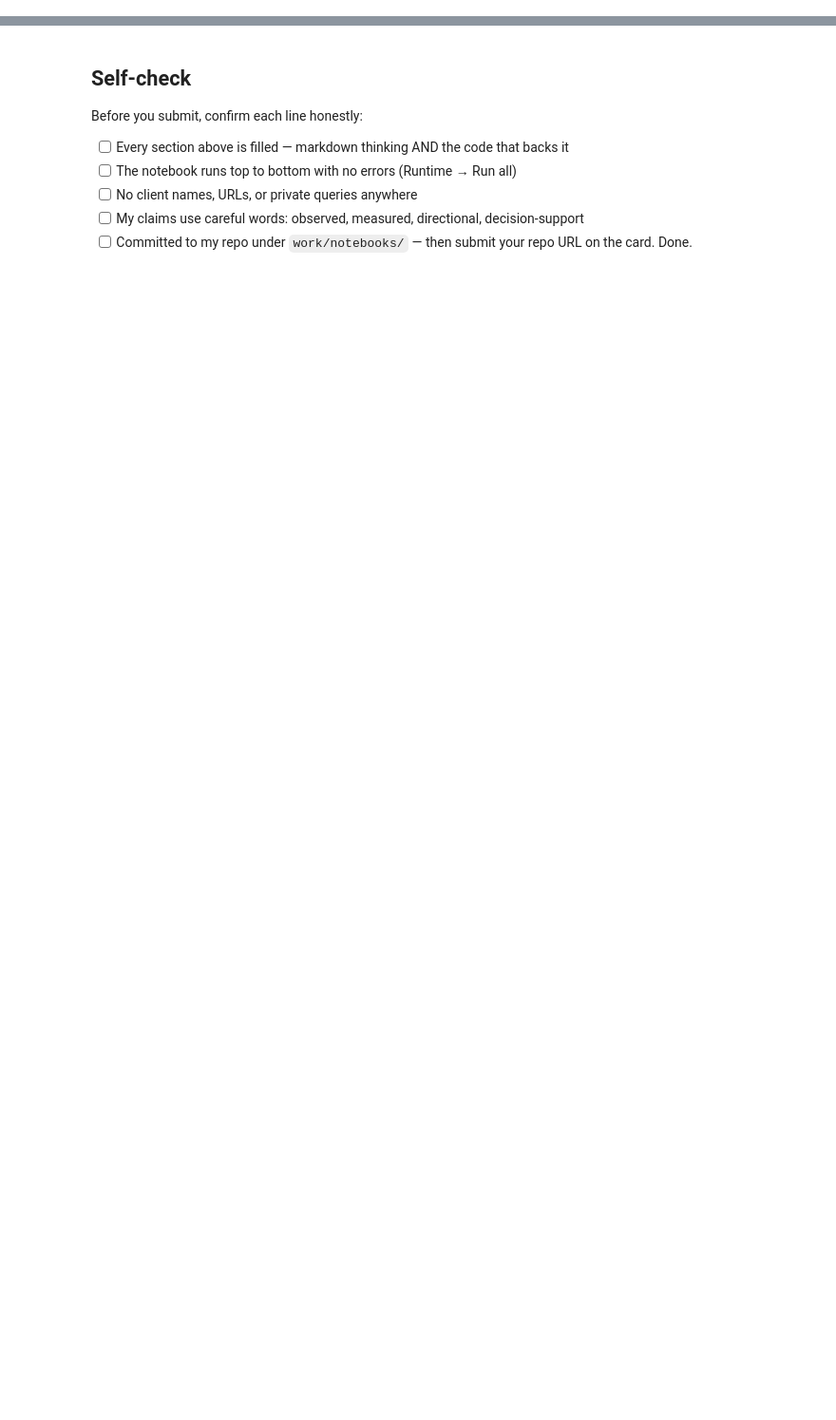
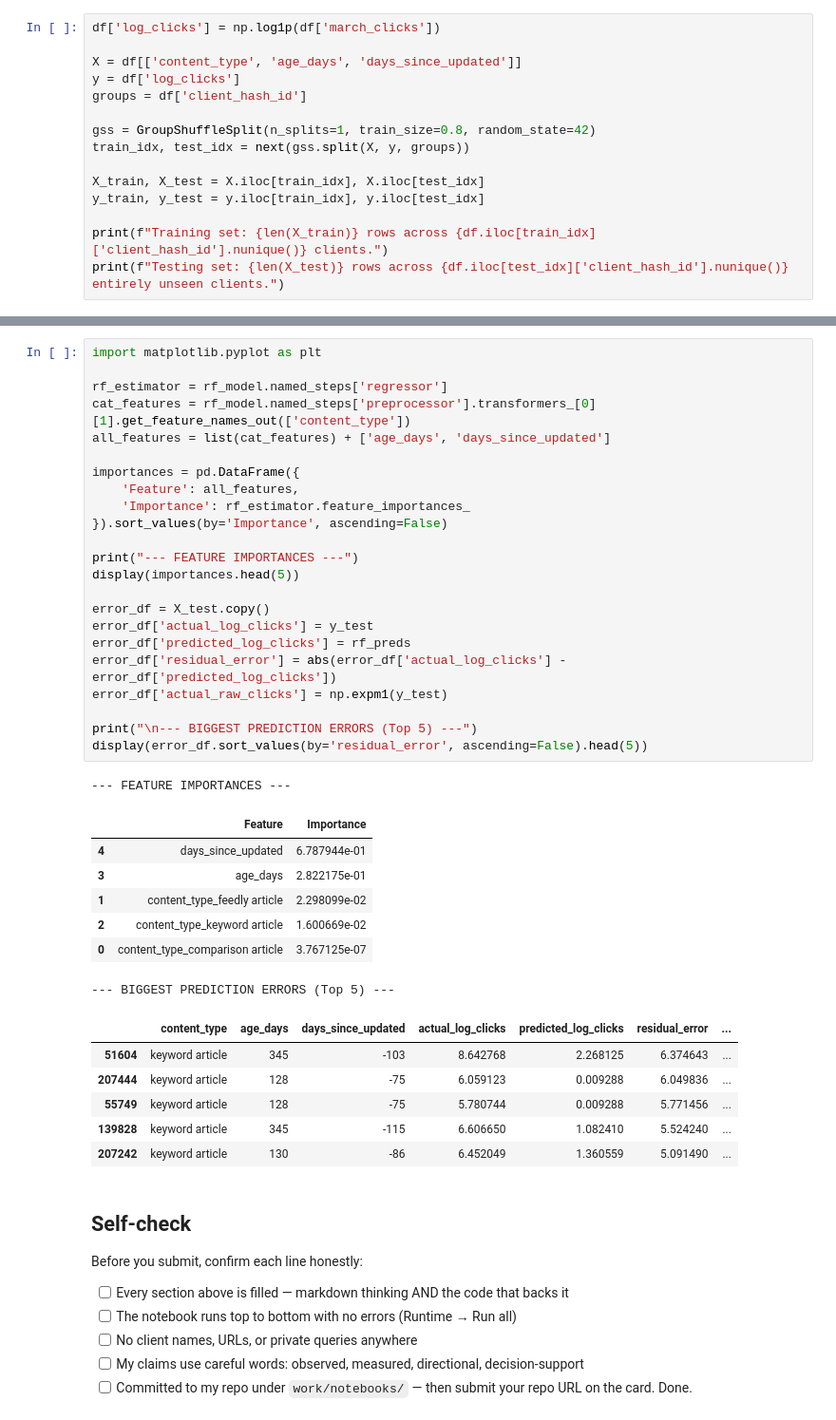
Before and after one commit to HarveyWebbs/ML-Basics, a Jupyter notebook: work/notebooks/w05_model.ipynb, the cells around one changed output, grey strips where cells are left out. Shown at 95% size. Cells and saved outputs as stored; diff of their text form; blank space fills up the shorter version.

```diff
--- a/work/notebooks/w05_model.ipynb
+++ b/work/notebooks/w05_model.ipynb
@@ -36,0 +59,15 @@ This skeleton is yours to fill. Work the sections **in order** — each one has
+# %%
+df['log_clicks'] = np.log1p(df['march_clicks'])
+
+X = df[['content_type', 'age_days', 'days_since_updated']]
+y = df['log_clicks']
+groups = df['client_hash_id']
+
+gss = GroupShuffleSplit(n_splits=1, train_size=0.8, random_state=42)
+train_idx, test_idx = next(gss.split(X, y, groups))
+
+X_train, X_test = X.iloc[train_idx], X.iloc[test_idx]
+y_train, y_test = y.iloc[train_idx], y.iloc[test_idx]
+
+print(f"Training set: {len(X_train)} rows across {df.iloc[train_idx]['client_hash_id'].nunique()} clients.")
+print(f"Testing set: {len(X_test)} rows across {df.iloc[test_idx]['client_hash_id'].nunique()} entirely unseen clients.")
@@ -37,3 +125,41 @@ This skeleton is yours to fill. Work the sections **in order** — each one has
+# %%
+import matplotlib.pyplot as plt
+
+rf_estimator = rf_model.named_steps['regressor']
+cat_features = rf_model.named_steps['preprocessor'].transformers_[0][1].get_feature_names_out(['content_type'])
+all_features = list(cat_features) + ['age_days', 'days_since_updated']
+
+importances = pd.DataFrame({
+    'Feature': all_features,
+    'Importance': rf_estimator.feature_importances_
+}).sort_values(by='Importance', ascending=False)
+
+print("--- FEATURE IMPORTANCES ---")
+display(importances.head(5))
+
+error_df = X_test.copy()
+error_df['actual_log_clicks'] = y_test
+error_df['predicted_log_clicks'] = rf_preds
+error_df['residual_error'] = abs(error_df['actual_log_clicks'] - error_df['predicted_log_clicks'])
+error_df['actual_raw_clicks'] = np.expm1(y_test)
+
+print("\n--- BIGGEST PREDICTION ERRORS (Top 5) ---")
+display(error_df.sort_values(by='residual_error', ascending=False).head(5))
+# %% [output]
+--- FEATURE IMPORTANCES ---
+|  | Feature | Importance |
+| 4 | days_since_updated | 6.787944e-01 |
+| 3 | age_days | 2.822175e-01 |
+| 1 | content_type_feedly article | 2.298099e-02 |
+| 2 | content_type_keyword article | 1.600669e-02 |
+| 0 | content_type_comparison article | 3.767125e-07 |
+--- BIGGEST PREDICTION ERRORS (Top 5) ---
+|  | content_type | age_days | days_since_updated | actual_log_clicks | predicted_log_clicks | residual_error | ... |
+| 51604 | keyword article | 345 | -103 | 8.642768 | 2.268125 | 6.374643 | ... |
+| 207444 | keyword article | 128 | -75 | 6.059123 | 0.009288 | 6.049836 | ... |
+| 55749 | keyword article | 128 | -75 | 5.780744 | 0.009288 | 5.771456 | ... |
+| 139828 | keyword article | 345 | -115 | 6.606650 | 1.082410 | 5.524240 | ... |
+| 207242 | keyword article | 130 | -86 | 6.452049 | 1.360559 | 5.091490 | ... |
 # %% [markdown]
 ## Self-check
 
```
Also changed, not shown: parts of 15 cells of this notebook.
